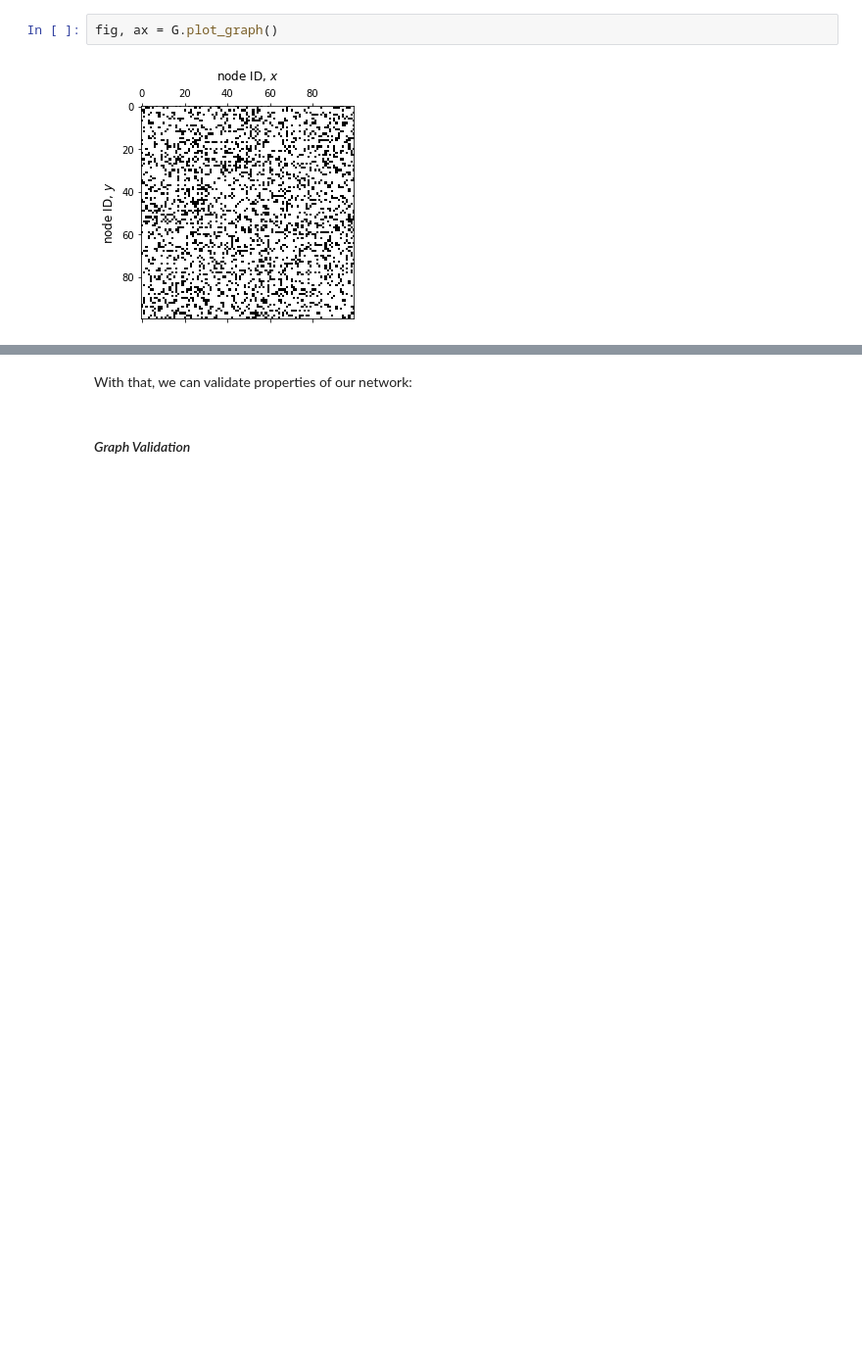
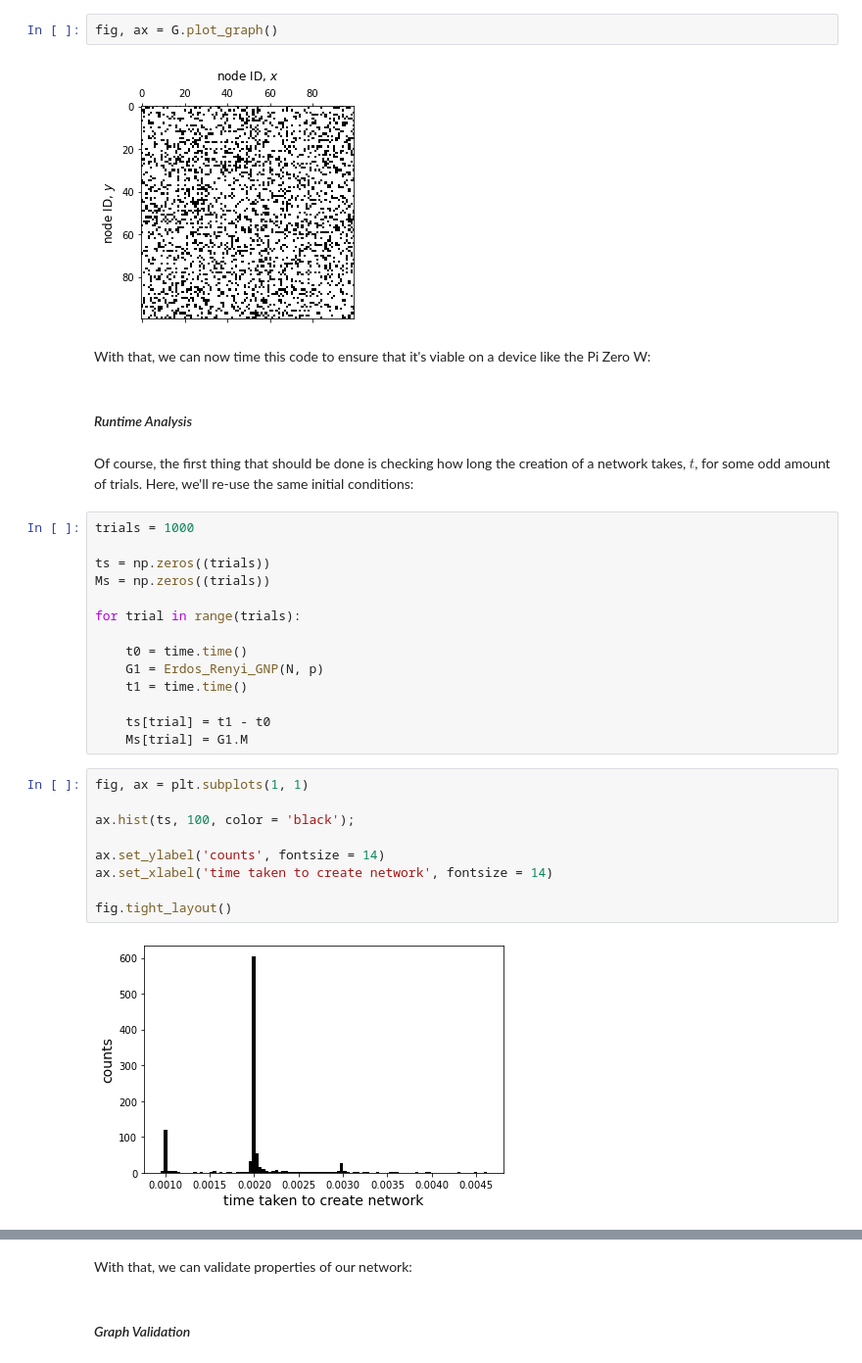
Before and after one commit to ubsuny/MC_RandomNetworks-RaspiZero, a Jupyter notebook: network_analysis.ipynb, the cells around one changed output, grey strips where cells are left out. Shown: that part at 98% size. Cells and saved outputs as stored; diff of their text form; blank space fills up the shorter version.

Commit message:
runtime analysis
Added some basic runtime analysis.  It does not account for varying p, but it should behave similar to N.

```diff
--- a/network_analysis.ipynb
+++ b/network_analysis.ipynb
@@ -36,3 +37,34 @@ G = Erdos_Renyi_GNP(N, p)
 fig, ax = G.plot_graph()
 # %% [output]
 [figure]
+# %% [markdown]
+With that, we can now time this code to ensure that it's viable on a device like the Pi Zero W:
+# %% [markdown]
+#### _Runtime Analysis_
+# %% [markdown]
+Of course, the first thing that should be done is checking how long the creation of a network takes, $t$, for some odd amount of trials.  Here, we'll re-use the same initial conditions:
+# %%
+trials = 1000
+
+ts = np.zeros((trials))
+Ms = np.zeros((trials))
+
+for trial in range(trials):
+
+    t0 = time.time()
+    G1 = Erdos_Renyi_GNP(N, p)
+    t1 = time.time()
+
+    ts[trial] = t1 - t0
+    Ms[trial] = G1.M
+# %%
+fig, ax = plt.subplots(1, 1)
+
+ax.hist(ts, 100, color = 'black');
+
+ax.set_ylabel('counts', fontsize = 14)
+ax.set_xlabel('time taken to create network', fontsize = 14)
+
+fig.tight_layout()
+# %% [output]
+[figure, added]
```
Also changed, not shown: parts of 13 cells of this notebook.
